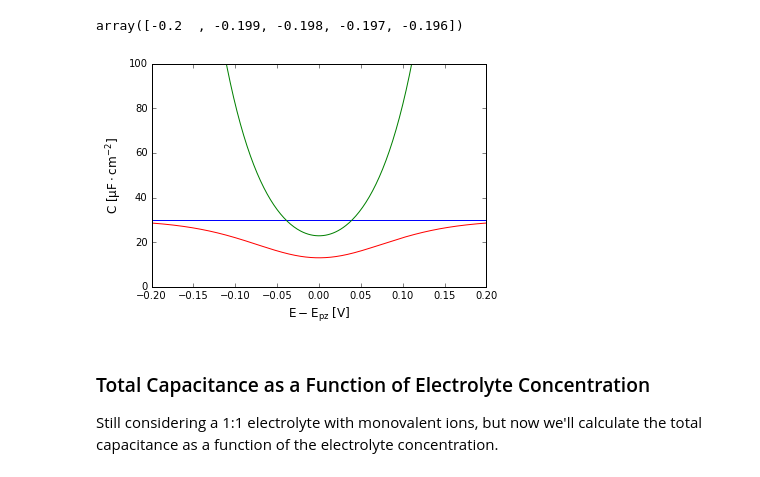
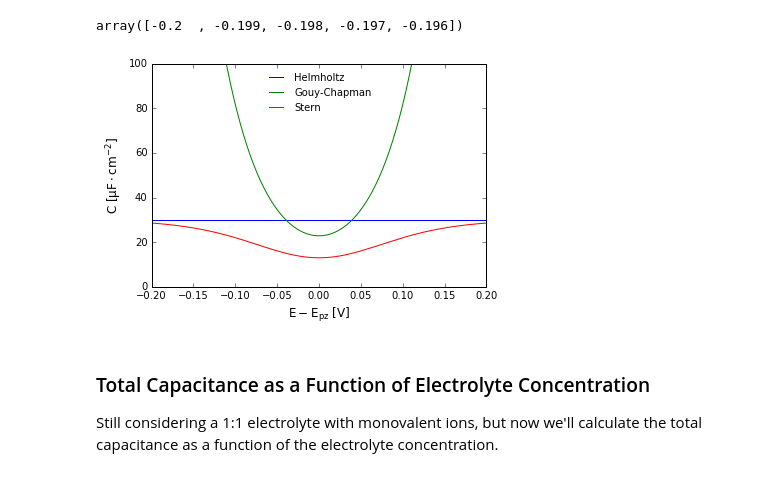
Before and after one commit to hjelmj/electrochem, a Jupyter notebook: notebooks/DoubleLayerCapacitance.ipynb, the cells around one changed output. Saved outputs shown, nothing was run; the diff lists cells and outputs as text; code cells hidden in the pictures.

Commit message:
updates Stern capacitance plot with a legend

```diff
--- a/notebooks/DoubleLayerCapacitance.ipynb
+++ b/notebooks/DoubleLayerCapacitance.ipynb
@@ -131,26 +131,29 @@ array([-0.2  , -0.199, -0.198, -0.197, -0.196])
 # %%
 #now plot the component capacitances and the total as well
 fig, ax = plt.subplots(nrows=1, ncols=1)
 
 #plot the data,multiply by 1e6 to get µF
 ax.plot(E, 1e6*cap_helmholtz()*np.ones(len(E)), 'b-', label='Helmholtz')
 ax.plot(E, 1e6*cap_gouychapman(E), 'g-', label='Gouy-Chapman')
 ax.plot(E, 1e6*cap_stern(E), 'r-', label='Stern')
 
 #set axis labels
 ax.set_xlabel('$E-E_{pz}$ [V]')
 ax.set_ylabel('C [$\mu F \cdot cm^{-2}$]')
 
 #set axis limits
 ax.set_ylim(0,100)
 ax.set_xlim(-0.2,0.2)
 
+#figure legend
+ax.legend(loc='best', ncol=1, frameon=False, fontsize=10)
+
 #savefig
 #plt.savefig('double-layer-cap_vs_potential.png', dpi=200)
 
 plt.show()
 # %% [output]
-[figure, old version]
+[figure, new version]
 # %% [markdown]
 ### Total Capacitance as a Function of Electrolyte Concentration
 
```
